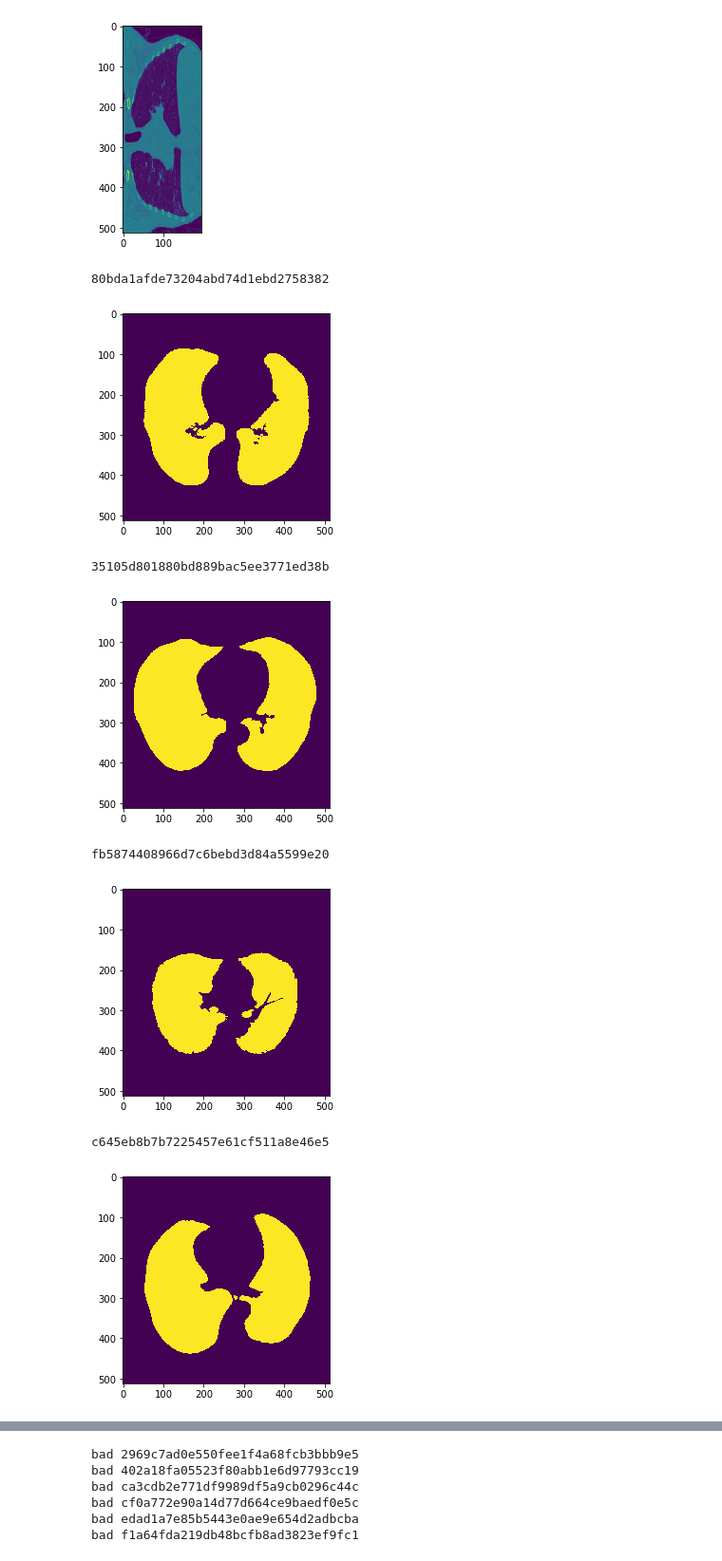
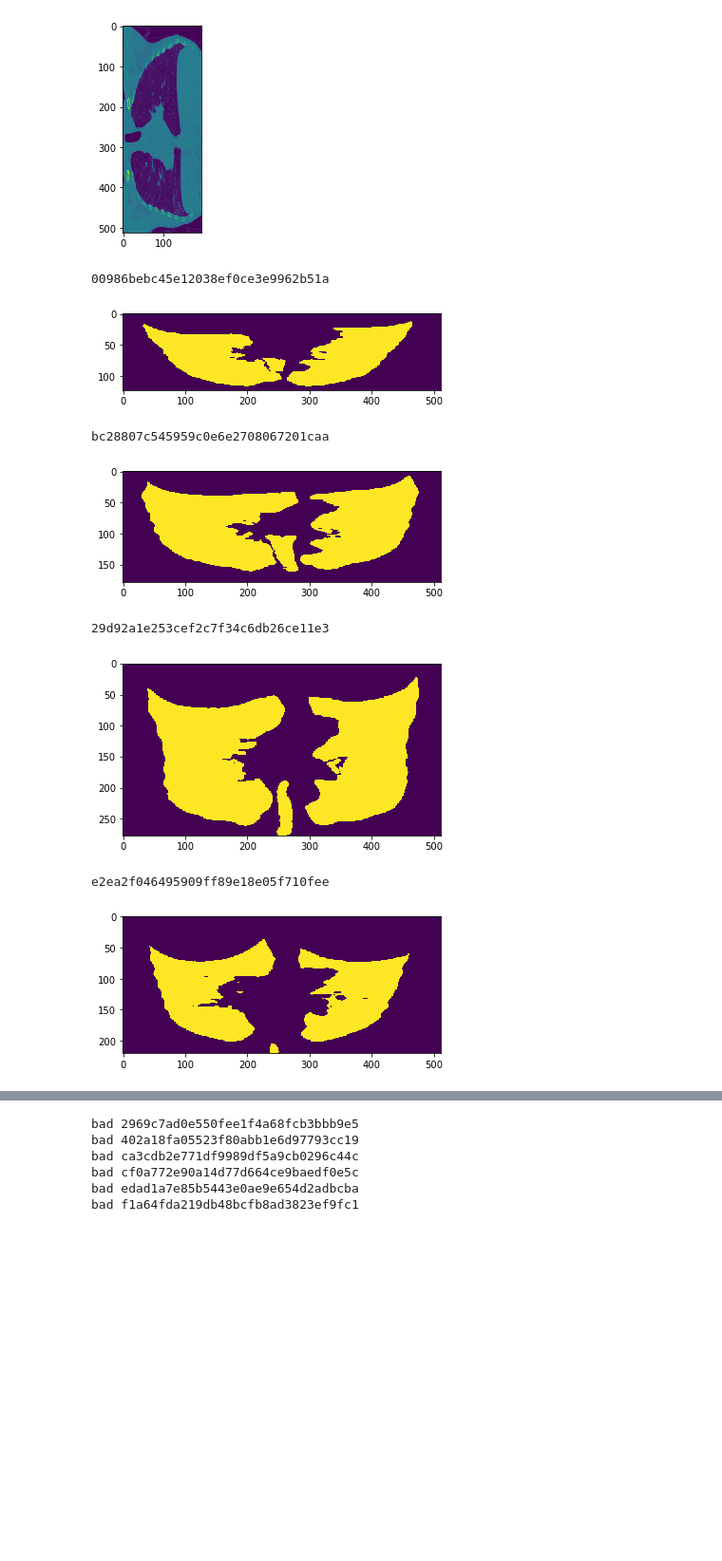
Before and after one commit to aizvorski/ndsb17, a Jupyter notebook: Preprocessing.ipynb, the cells around one changed output, grey strips where cells are left out. Shown at 95% size. Saved outputs shown, nothing was run; the diff lists cells and outputs as text; code cells hidden in the pictures; blank space fills up the shorter version.

```diff
--- a/Preprocessing.ipynb
+++ b/Preprocessing.ipynb
@@ -35,7 +35,7 @@ from skimage import measure, morphology
 from mpl_toolkits.mplot3d.art3d import Poly3DCollection
 
 # Some constants
-INPUT_FOLDER = '/mnt/data/ndsb17/stage1/'
+INPUT_FOLDER = '/mnt/data/stage1/'
 patient_ids = os.listdir(INPUT_FOLDER)
 patient_ids.sort()
 # %% [output]
@@ -350,28 +356,28 @@ NameError: name 'scans' is not defined
 # %%
 import json
 
-INPUT_FOLDER = '/mnt/data/ndsb17/unpacked/'
-OUTPUT_FOLDER = '/mnt/data/ndsb17/processed/'
+OUTPUT_FOLDER = '/mnt/data/processed/'
 
 def process_series(pid):
     print(pid)
     scans = load_scans(INPUT_FOLDER + pid)
     image = get_pixels_hu(scans)
-    np.save(OUTPUT_FOLDER + 'images_native/' + pid + '.npy', image)
+    np.save(OUTPUT_FOLDER + 'original_resolution/' + pid + '.npy', image)
 
     spacing = [ float(x) for x in ([scans[0].SliceThickness] + scans[0].PixelSpacing) ]
+    #print(spacing)
 
-    image_1mm, spacing_1mm = resample(image, scans, [1,1,1])
-    np.save(OUTPUT_FOLDER + 'images_1mm/' + pid + '.npy', image_1mm)
-
-    with open(OUTPUT_FOLDER + 'infos/' + pid + '.info.json', 'w') as f:
+    with open(OUTPUT_FOLDER + 'original_resolution/' + pid + '.info.json', 'w') as f:
         json.dump({'spacing': spacing}, f)
 
+    image_1mm, _ = resample(image, scans, [1,1,1])
+    np.save(OUTPUT_FOLDER + '1mm/' + pid + '.npy', image_1mm)
+
+    #     image_iso, _ = resample(image, scans, [spacing[1], spacing[1], spacing[2]])
+    #     np.save(OUTPUT_FOLDER + 'iso/' + pid + '.npy', image_iso)
+
     segmented_lungs_fill = segment_lung_mask(image, True)
-    np.save(OUTPUT_FOLDER + 'segmented_native/' + pid + '.npy', segmented_lungs_fill)
-
-    segmented_lungs_1mm = segment_lung_mask(image_1mm, True)
-    np.save(OUTPUT_FOLDER + 'segmented_1mm/' + pid + '.npy', segmented_lungs_1mm)
+    np.save(OUTPUT_FOLDER + 'segmented_lungs/' + pid + '.npy', segmented_lungs_fill)
 
 # pid = patient_ids[0]
 # # for pid in patient_ids:
@@ -432,29 +438,29 @@ import scipy.ndimage.morphology
 # %%
 for pid in range(100): # bad_pids:
     pid = random.choice(patient_ids)
     print(pid)
     image = np.load(OUTPUT_FOLDER + 'segmented_lungs/' + pid + '.npy')
 
     # reprocess here
 #     image = np.load(OUTPUT_FOLDER + 'original_resolution/' + pid + '.npy')
 #     binary_image = np.array(image > -320, dtype=np.int8)
 #     binary_image = scipy.ndimage.morphology.binary_dilation(binary_image, border_value=0, iterations=2).astype(np.int8)
 #     # HACK deal with trays
 #     binary_image[-1,:,0] = 0
 #     binary_image[-1,:,-1] = 0
 #     binary_image += 1
 #     labels = measure.label(binary_image)
 #     plt.imshow(labels[:,:,128] == labels[0,0,0])
 
-    #plt.imshow(image[:,256,:])
-    plt.imshow(image[int(image.shape[0]//2),:,:])
+    plt.imshow(image[:,256,:])
+    #plt.imshow(image[int(image.shape[0]//2),:,:])
     plt.show()
 # %% [output]
-80bda1afde73204abd74d1ebd2758382
+00986bebc45e12038ef0ce3e9962b51a
-[figure, old version]
+[figure, new version]
-35105d801880bd889bac5ee3771ed38b
+bc28807c545959c0e6e2708067201caa
-[figure, old version]
+[figure, new version]
-fb5874408966d7c6bebd3d84a5599e20
+29d92a1e253cef2c7f34c6db26ce11e3
-[figure, old version]
+[figure, new version]
-c645eb8b7b7225457e61cf511a8e46e5
+e2ea2f046495909ff89e18e05f710fee
-[figure, old version]
+[figure, new version]
```
Also changed, not shown: parts of 6 cells of this notebook.
